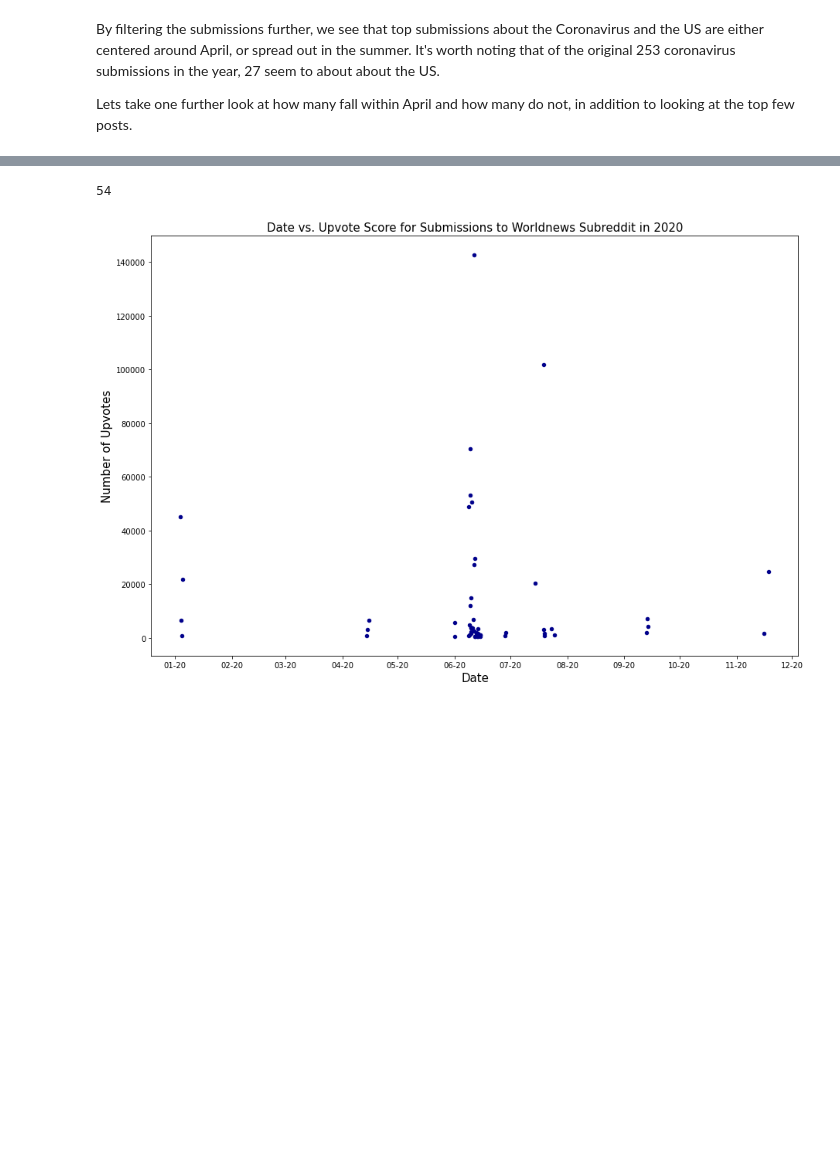
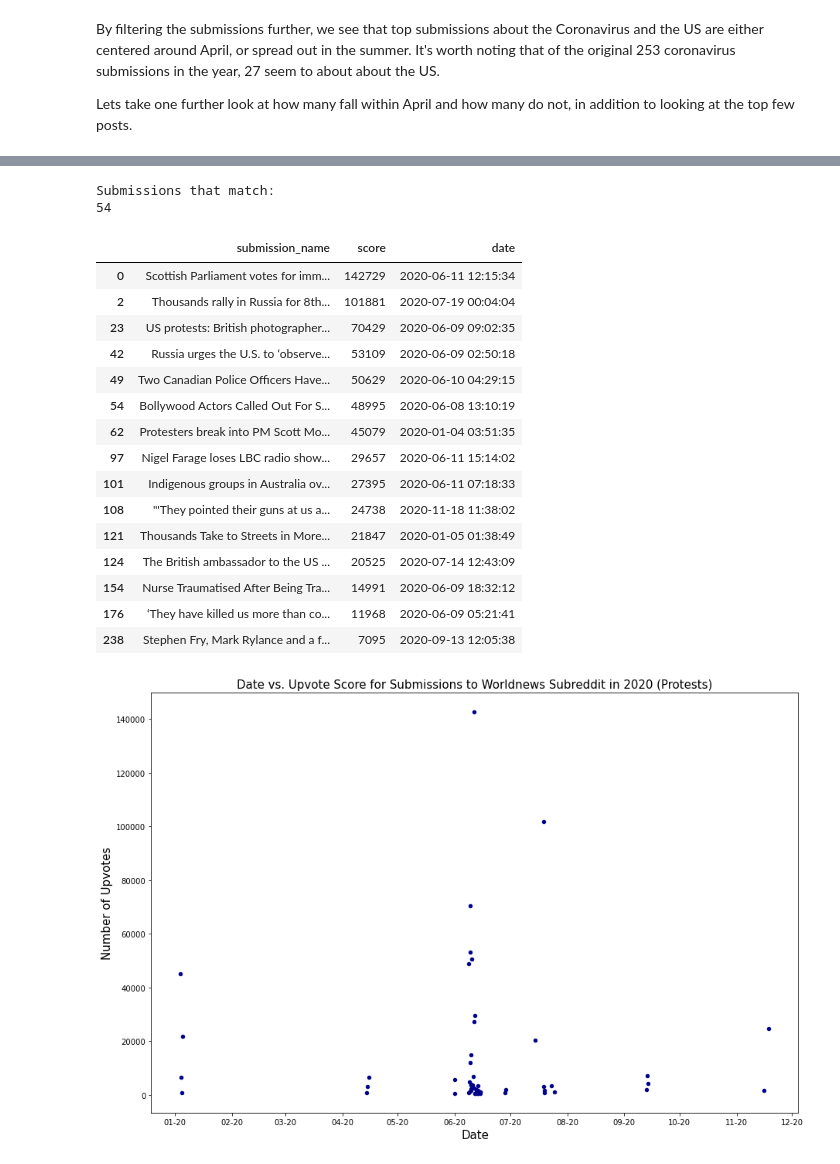
Before and after one commit to Nsakha/nsakha.github.io, a Jupyter notebook: final project.ipynb, the cells around one changed output, grey strips where cells are left out. Drawn from its saved outputs; the diff is of its cells as text; code cells hidden in the pictures; blank space fills up the shorter version.

```diff
--- a/final project.ipynb
+++ b/final project.ipynb
@@ -435,19 +471,42 @@ Theses terms were chosen because the were some of the most popular words used to
 # %%
 terms = '(?i)blm|riot|protest|floyd|black lives matter|defund|rioters'
 #  or worldnews_2020['flair'] == 'COVID-19'
-temp = worldnews_2020[worldnews_2020['submission_name'].str.contains(terms)]
-print(len(temp))
-plot = temp.plot.scatter(x='date', y='score', c='DarkBlue', figsize=(15,10), fontsize = 10)
-plot.set_title('Date vs. Upvote Score for Submissions to Worldnews Subreddit in 2020', fontsize = 15)
+protest_df = worldnews_2020[worldnews_2020['submission_name'].str.contains(terms)]
+print('Submissions that match:')
+print(len(protest_df))
+plot = protest_df.plot.scatter(x='date', y='score', c='DarkBlue', figsize=(15,10), fontsize = 10)
+plot.set_title('Date vs. Upvote Score for Submissions to Worldnews Subreddit in 2020 (Protests)', fontsize = 15)
 plot.set_ylabel('Number of Upvotes', fontsize = 15)
 plot.set_xlabel('Date', fontsize = 15)
 
 # Format date
 date_formatter = DateFormatter('%m-%y')
 plot.xaxis.set_major_formatter(date_formatter)
 
 # Update ticks
 plot.xaxis.set_major_locator(mdates.MonthLocator(interval=1))
+
+
+temp = protest_df.copy()
+with pd.option_context('display.max_colwidth', None):
+  display(temp.drop(['flair','num_comments','subreddit'], axis=1).head(15))
 # %% [output]
+Submissions that match:
 54
+|  | submission_name | score | date |
+| 0 | Scottish Parliament votes for imm... | 142729 | 2020-06-11 12:15:34 |
+| 2 | Thousands rally in Russia for 8th... | 101881 | 2020-07-19 00:04:04 |
+| 23 | US protests: British photographer... | 70429 | 2020-06-09 09:02:35 |
+| 42 | Russia urges the U.S. to ‘observe... | 53109 | 2020-06-09 02:50:18 |
+| 49 | Two Canadian Police Officers Have... | 50629 | 2020-06-10 04:29:15 |
+| 54 | Bollywood Actors Called Out For S... | 48995 | 2020-06-08 13:10:19 |
+| 62 | Protesters break into PM Scott Mo... | 45079 | 2020-01-04 03:51:35 |
+| 97 | Nigel Farage loses LBC radio show... | 29657 | 2020-06-11 15:14:02 |
+| 101 | Indigenous groups in Australia ov... | 27395 | 2020-06-11 07:18:33 |
+| 108 | "'They pointed their guns at us a... | 24738 | 2020-11-18 11:38:02 |
+| 121 | Thousands Take to Streets in More... | 21847 | 2020-01-05 01:38:49 |
+| 124 | The British ambassador to the US ... | 20525 | 2020-07-14 12:43:09 |
+| 154 | Nurse Traumatised After Being Tra... | 14991 | 2020-06-09 18:32:12 |
+| 176 | ‘They have killed us more than co... | 11968 | 2020-06-09 05:21:41 |
+| 238 | Stephen Fry, Mark Rylance and a f... | 7095 | 2020-09-13 12:05:38 |
-[figure, old version]
+[figure, new version]
```
Also changed, not shown: parts of 14 cells of this notebook, 2 other files.
